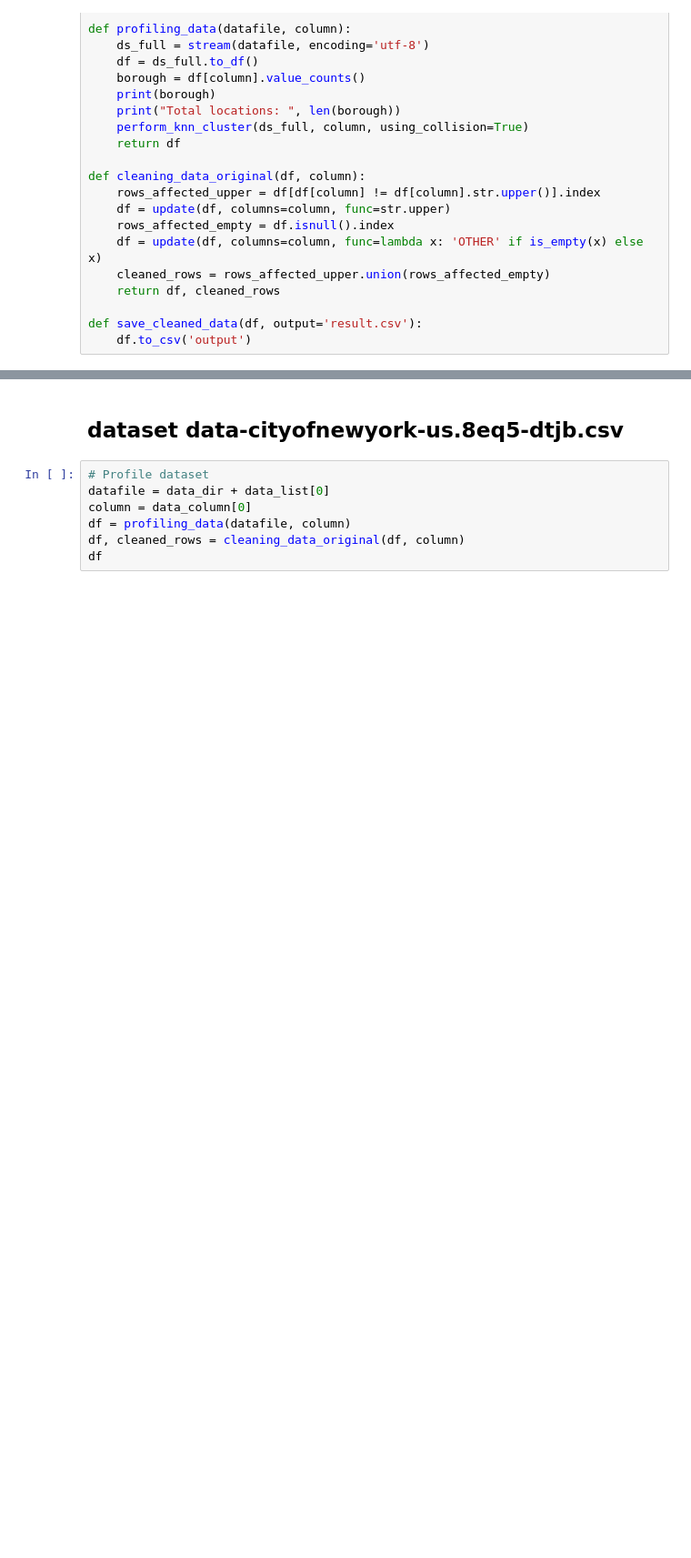
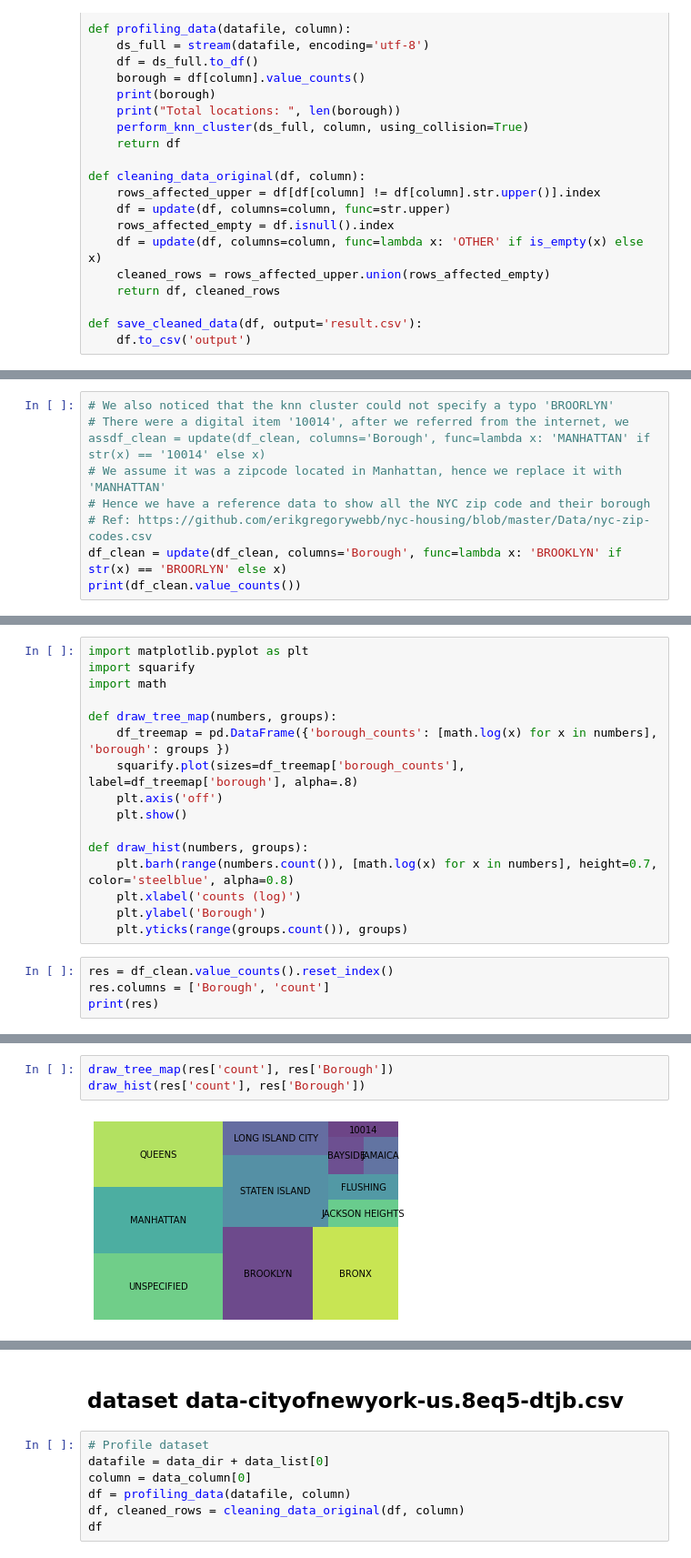
Before and after one commit to NickNameInvalid/Big_Data_Report, a Jupyter notebook: jupyter_notebook/borough_profiling_clean.ipynb, the cells around one changed output, grey strips where cells are left out. Shown: that part at 91% size. Cells and saved outputs as stored; diff of their text form; blank space fills up the shorter version.

```diff
--- a/jupyter_notebook/borough_profiling_clean.ipynb
+++ b/jupyter_notebook/borough_profiling_clean.ipynb
@@ -93,0 +229,8 @@ def save_cleaned_data(df, output='result.csv'):
+# %%
+# We also noticed that the knn cluster could not specify a typo 'BROORLYN'
+# There were a digital item '10014', after we referred from the internet, we assdf_clean = update(df_clean, columns='Borough', func=lambda x: 'MANHATTAN' if str(x) == '10014' else x)
+# We assume it was a zipcode located in Manhattan, hence we replace it with 'MANHATTAN'
+# Hence we have a reference data to show all the NYC zip code and their borough
+# Ref: https://github.com/erikgregorywebb/nyc-housing/blob/master/Data/nyc-zip-codes.csv
+df_clean = update(df_clean, columns='Borough', func=lambda x: 'BROOKLYN' if str(x) == 'BROORLYN' else x)
+print(df_clean.value_counts())
@@ -93,0 +306,20 @@ def save_cleaned_data(df, output='result.csv'):
+# %%
+import matplotlib.pyplot as plt
+import squarify
+import math
+
+def draw_tree_map(numbers, groups):
+    df_treemap = pd.DataFrame({'borough_counts': [math.log(x) for x in numbers], 'borough': groups })
+    squarify.plot(sizes=df_treemap['borough_counts'], label=df_treemap['borough'], alpha=.8)
+    plt.axis('off')
+    plt.show()
+
+def draw_hist(numbers, groups):
+    plt.barh(range(numbers.count()), [math.log(x) for x in numbers], height=0.7, color='steelblue', alpha=0.8)
+    plt.xlabel('counts (log)')
+    plt.ylabel('Borough')
+    plt.yticks(range(groups.count()), groups)
+# %%
+res = df_clean.value_counts().reset_index()
+res.columns = ['Borough', 'count']
+print(res)
@@ -93,0 +340,5 @@ def save_cleaned_data(df, output='result.csv'):
+# %%
+draw_tree_map(res['count'], res['Borough'])
+draw_hist(res['count'], res['Borough'])
+# %% [output]
+[figure, added]
```
Also changed, not shown: parts of 48 cells of this notebook, 1 other file.
